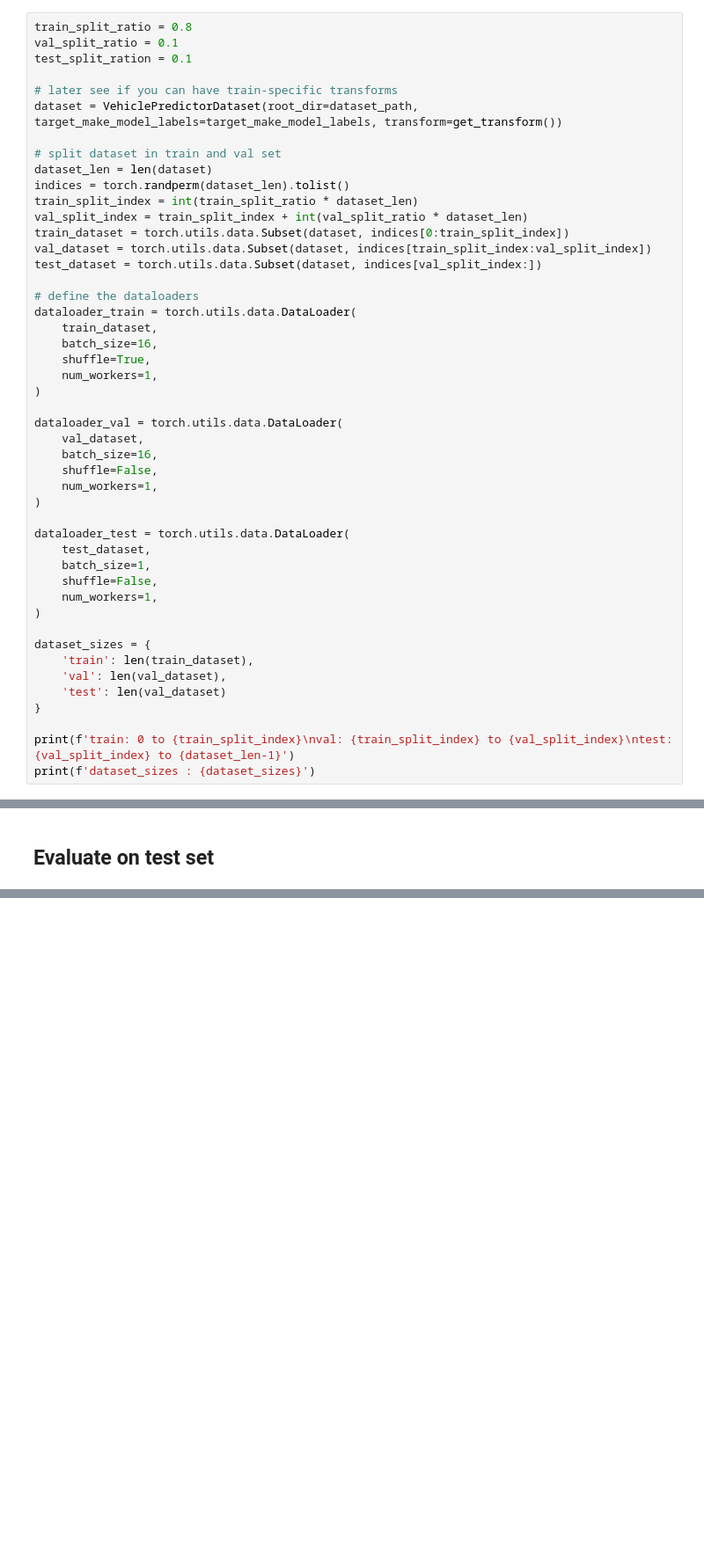
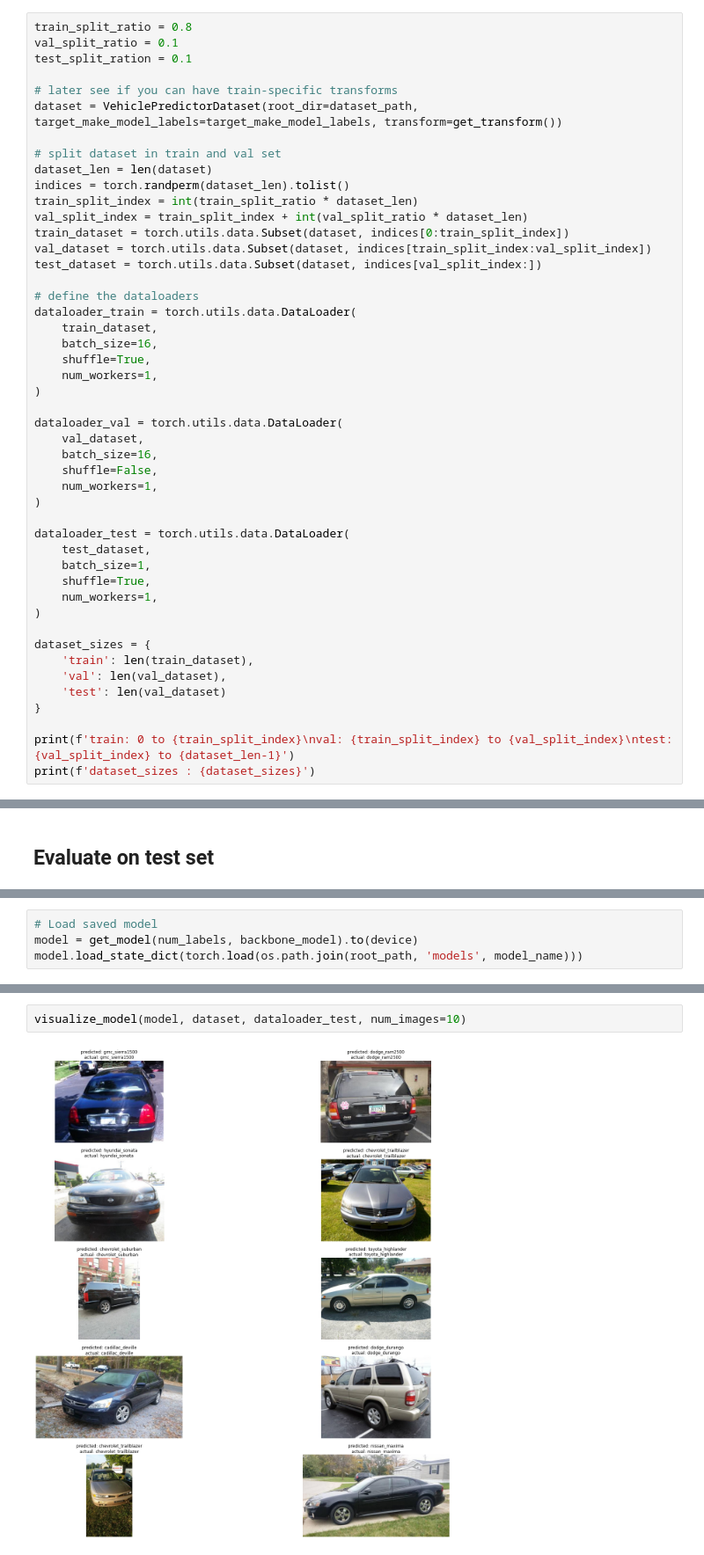
Before and after one commit to Anirudh58/vehicle-predictor, a Jupyter notebook: notebooks/baseline_methods.ipynb, the cells around one changed output, grey strips where cells are left out. Shown at 88% size. Drawn from its saved outputs; the diff is of its cells as text; blank space fills up the shorter version.

```diff
--- a/notebooks/baseline_methods.ipynb
+++ b/notebooks/baseline_methods.ipynb
@@ -92,7 +103,7 @@ dataloader_val = torch.utils.data.DataLoader(
 dataloader_test = torch.utils.data.DataLoader(
     test_dataset,
     batch_size=1,
-    shuffle=False,
+    shuffle=True,
     num_workers=1,
 )
 
@@ -152,0 +222,4 @@ cm = pd.DataFrame(cm, index=target_make_model_labels, columns=target_make_model_
+# %%
+# Load saved model
+model = get_model(num_labels, backbone_model).to(device)
+model.load_state_dict(torch.load(os.path.join(root_path, 'models', model_name)))
@@ -152,0 +230,4 @@ cm = pd.DataFrame(cm, index=target_make_model_labels, columns=target_make_model_
+# %%
+visualize_model(model, dataset, dataloader_test, num_images=10)
+# %% [output]
+[figure, added]
```
Also changed, not shown: parts of 17 cells of this notebook, 7 other files.
